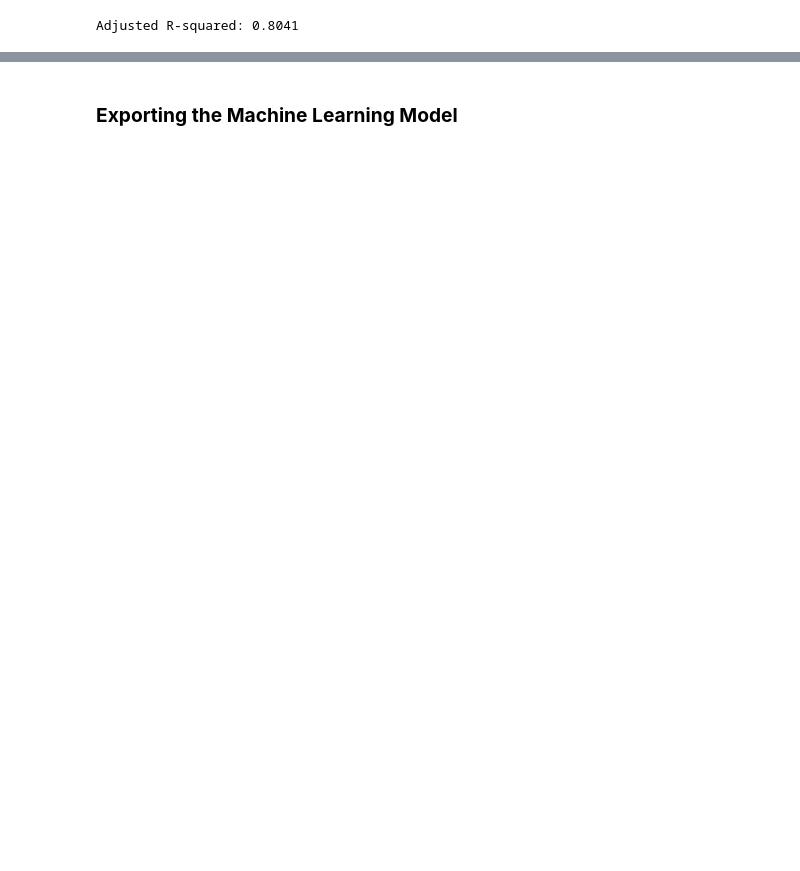
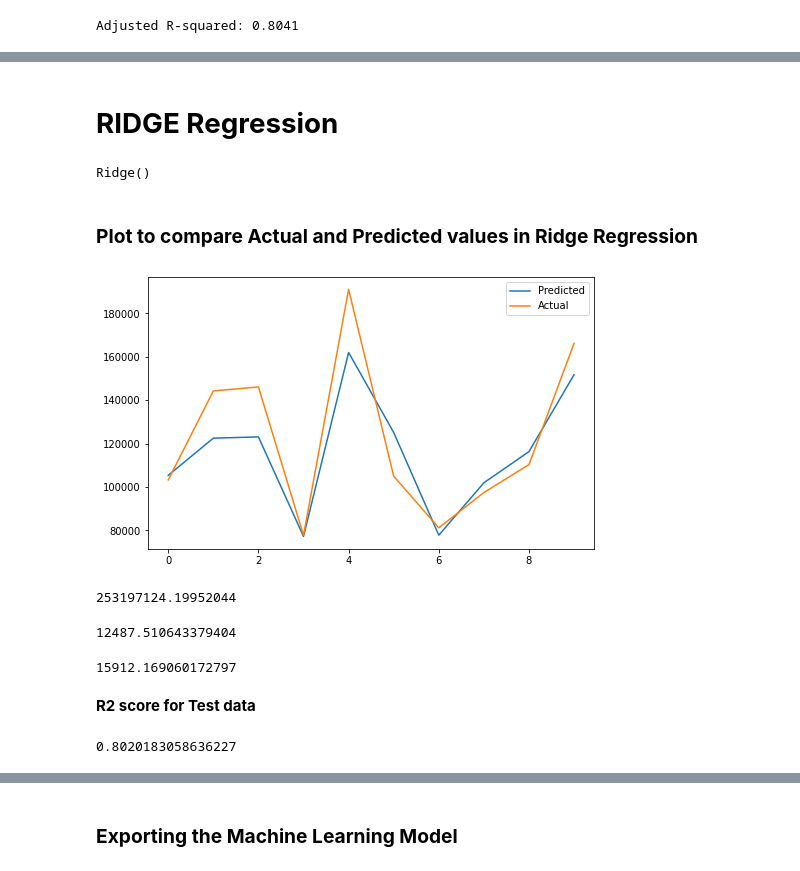
Before and after one commit to RAHULRAJ666DX/Startups-Profit-Prediction-Machine-Learning-Project, a Jupyter notebook: 50_Startups_Linear_Regression_Project.ipynb, the cells around one changed output, grey strips where cells are left out. Drawn from its saved outputs; the diff is of its cells as text; code cells hidden in the pictures; blank space fills up the shorter version.

Commit message:
Ridge,Lasso

```diff
--- a/50_Startups_Linear_Regression_Project.ipynb
+++ b/50_Startups_Linear_Regression_Project.ipynb
@@ -460,0 +493,2 @@ Adjusted R-squared: 0.8041
+# %% [markdown]
+# **RIDGE Regression**
@@ -460,0 +497,39 @@ Adjusted R-squared: 0.8041
+# %%
+ridge = Ridge()
+ridge.fit(X_train,y_train)
+# %% [output]
+Ridge()
+# %%
+R_y_test = ridge.predict(X_test)
+R_y_train = ridge.predict(X_train)
+# %% [markdown]
+### **Plot to compare Actual and Predicted values in Ridge Regression**
+# %%
+plt.figure(figsize=(8,5))
+plt.plot(R_y_test)
+plt.plot(np.array(y_test))
+plt.legend(["Predicted","Actual"])
+plt.show()
+# %% [output]
+[figure, added]
+# %%
+mean_squared_error(y_test, R_y_test)
+# %% [output]
+253197124.19952044
+# %%
+# MAE
+mean_absolute_error(y_test, R_y_test)
+# %% [output]
+12487.510643379404
+# %%
+# Test performance
+math.sqrt(mean_squared_error(y_test, R_y_test))
+# %% [output]
+15912.169060172797
+# %% [markdown]
+**R2 score for Test data**
+# %%
+r2_ridge = r2_score(y_test, R_y_test)
+r2_ridge
+# %% [output]
+0.8020183058636227
```
Also changed, not shown: parts of 28 cells of this notebook.
